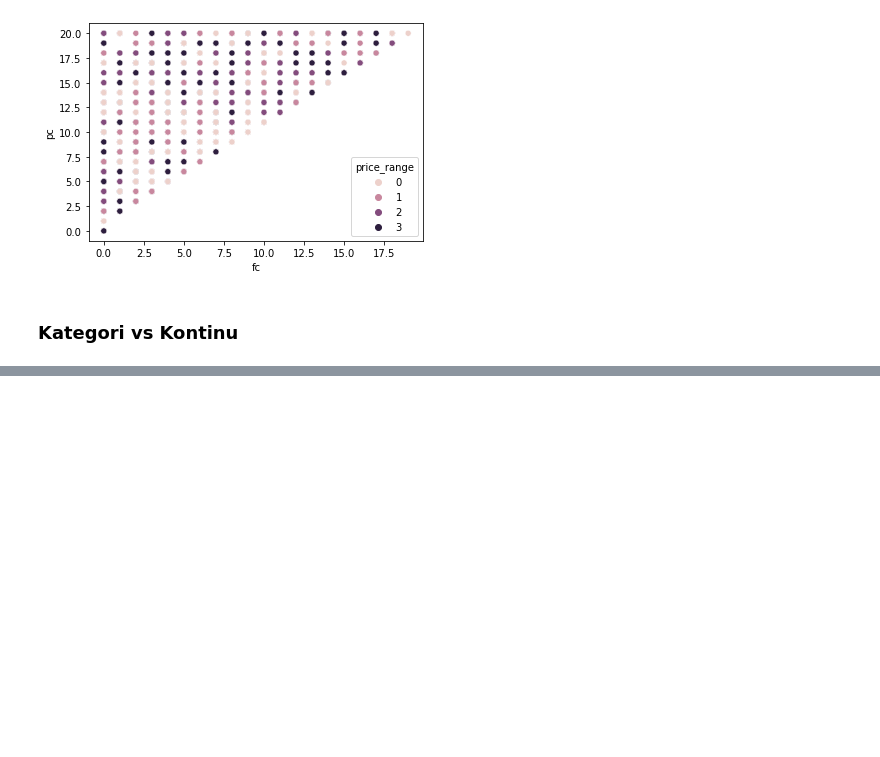
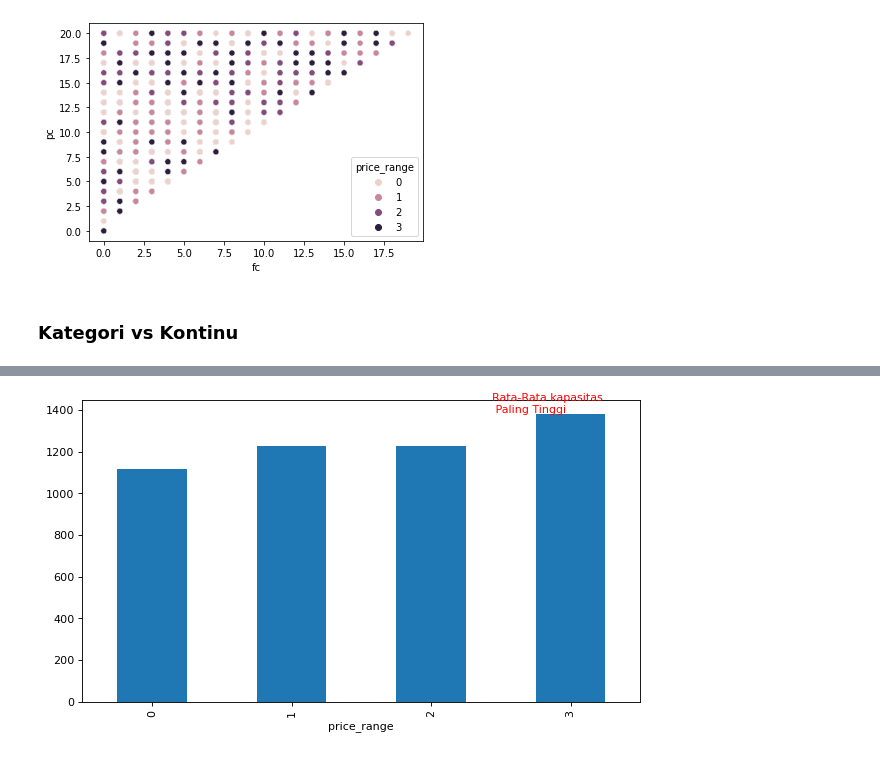
Before and after one commit to Liore-S/mobile-price-classification, a Jupyter notebook: main.ipynb, the cells around one changed output, grey strips where cells are left out. Cells and saved outputs as stored; diff of their text form; code cells hidden in the pictures; blank space fills up the shorter version.

```diff
--- a/main.ipynb
+++ b/main.ipynb
@@ -234,0 +235,8 @@ plt.show()
+# %%
+from matplotlib.pyplot import figure
+figure(num=None, figsize=(9, 5), dpi=80, facecolor='w', edgecolor='k')
+df.groupby(['price_range'])['battery_power'].mean().plot(kind = 'bar')
+plt.text(1.05, 1.136, 'Rata-Rata kapasitas \n Paling Tinggi', transform=fig.transFigure, color='red')
+plt.show()
+# %% [output]
+[figure, added]
```
Also changed, not shown: parts of 1 cell of this notebook.
